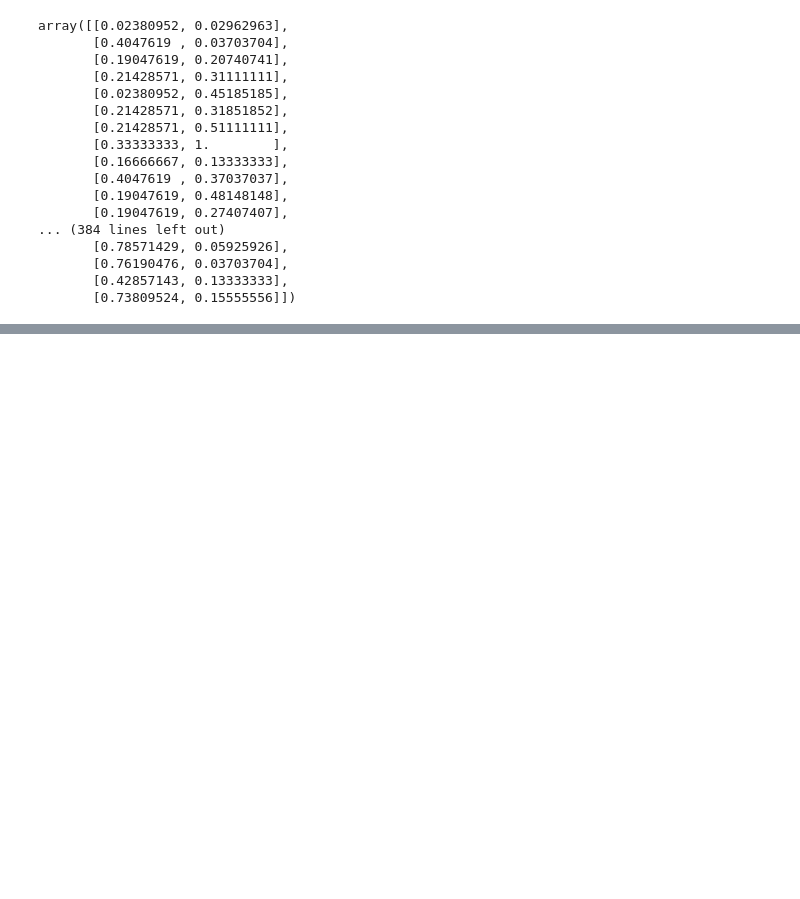
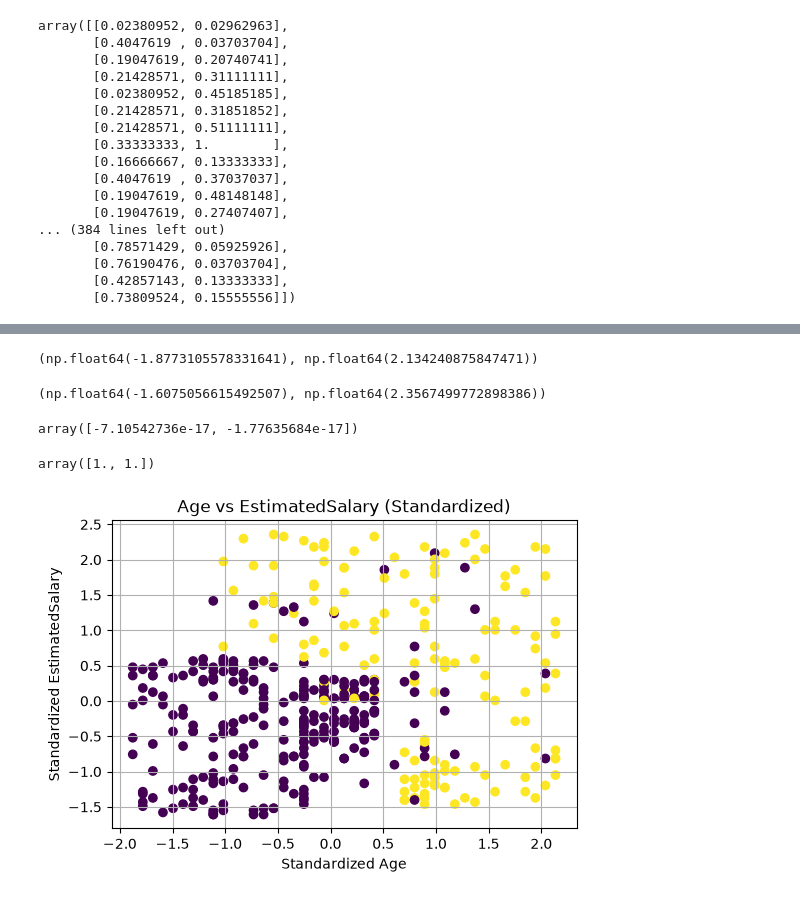
Before and after one commit to Mitu-ShivamMunde/Internship-Work, a Jupyter notebook: Daily-codes/Week 06/02Feaure_Scaling_Techniques_june30.ipynb, the cells around one changed output, grey strips where cells are left out. Drawn from its saved outputs; the diff is of its cells as text; code cells hidden in the pictures; blank space fills up the shorter version.

```diff
--- a/Daily-codes/Week 06/02Feaure_Scaling_Techniques_june30.ipynb
+++ b/Daily-codes/Week 06/02Feaure_Scaling_Techniques_june30.ipynb
@@ -104,0 +126,4 @@ array([[0.02380952, 0.02962963],
+# %%
+sca = StandardScaler()
+x_scaled = sca.fit_transform(x)
+x_scaled
@@ -104,0 +148,25 @@ array([[0.02380952, 0.02962963],
+# %%
+x_scaled[:, 0].min(), x_scaled[:, 0].max()
+# %% [output]
+(np.float64(-1.8773105578331641), np.float64(2.134240875847471))
+# %%
+x_scaled[:,1].min(),x_scaled[:,1].max()
+# %% [output]
+(np.float64(-1.6075056615492507), np.float64(2.3567499772898386))
+# %%
+x_scaled.mean(axis=0)  # mean of each column
+# %% [output]
+array([-7.10542736e-17, -1.77635684e-17])
+# %%
+x_scaled.std(axis=0)  # standard deviation of each column
+# %% [output]
+array([1., 1.])
+# %%
+plt.figure(figsize=(6, 4))
+plt.scatter(x_scaled[:, 0], x_scaled[:, 1],c = df['Purchased'])
+plt.xlabel('Standardized Age')
+plt.ylabel('Standardized EstimatedSalary')
+plt.title('Age vs EstimatedSalary (Standardized)')
+plt.grid()
+# %% [output]
+[figure, added]
```
Also changed, not shown: parts of 6 cells of this notebook, 1 other file.
